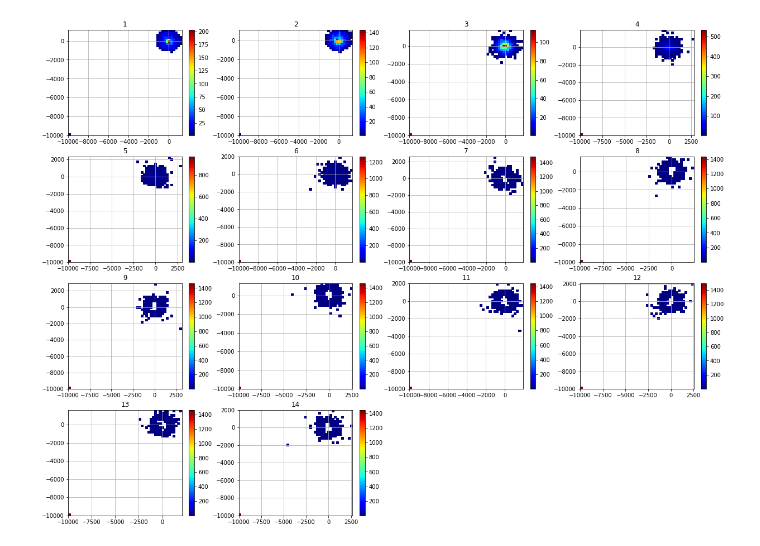
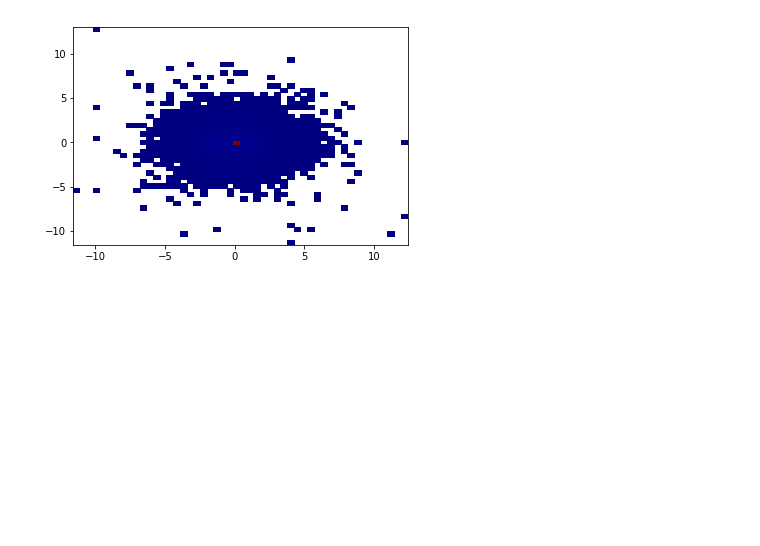
Before and after one commit to SchattenGenie/diff-surrogate, a Jupyter notebook: gan/physics/2d_magnet_EDA.ipynb, the cells around one changed output. Saved outputs shown, nothing was run; the diff lists cells and outputs as text; code cells hidden in the pictures; blank space fills up the shorter version.

```diff
--- a/gan/physics/2d_magnet_EDA.ipynb
+++ b/gan/physics/2d_magnet_EDA.ipynb
@@ -32,14 +40,16 @@ df.head()
+# %%
+plt.hist2d(df.hit_x, df.hit_y,  bins=50,cmap=my_cmap, cmin=1e-10);
+# %% [output]
+[figure, added]
 # %%
-plt.figure(figsize=(21,16))
-for i in range(1,15):
-    plt.subplot(4,4, i)
-    cuts = df[np.logical_and(df.magn_len == i, df.magn_x == 4)]
-    plt.hist2d(cuts.hit_x, cuts.hit_y, bins=50,cmap=my_cmap, cmin=1e-10)
-    plt.colorbar()
-    plt.grid()
-    plt.title(f"{i}")
+# plt.figure(figsize=(21,16))
+# for i in range(1,15):
+#     plt.subplot(4,4, i)
+#     cuts = df[np.logical_and(df.magn_len == i, df.magn_x == 4)]
+#     plt.hist2d(cuts.hit_x, cuts.hit_y, bins=50,cmap=my_cmap, cmin=1e-10)
+#     plt.colorbar()
+#     plt.grid()
+#     plt.title(f"{i}")
-# %% [output]
-[figure, removed]
 # %%
 import matplotlib.gridspec as gridspec
 plt.figure(figsize=(15,20))
```
Also changed, not shown: parts of 14 cells of this notebook, 10 other files.
